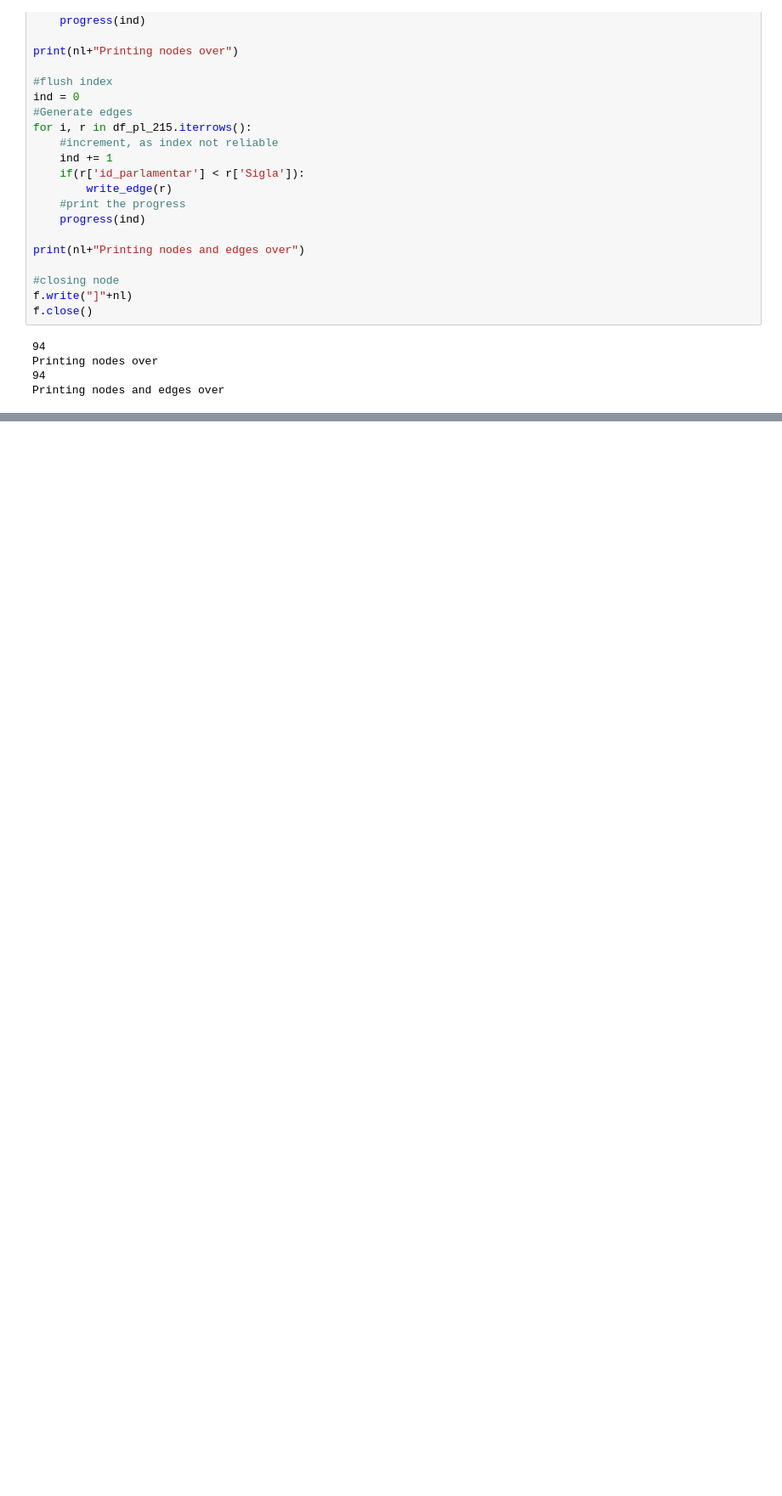
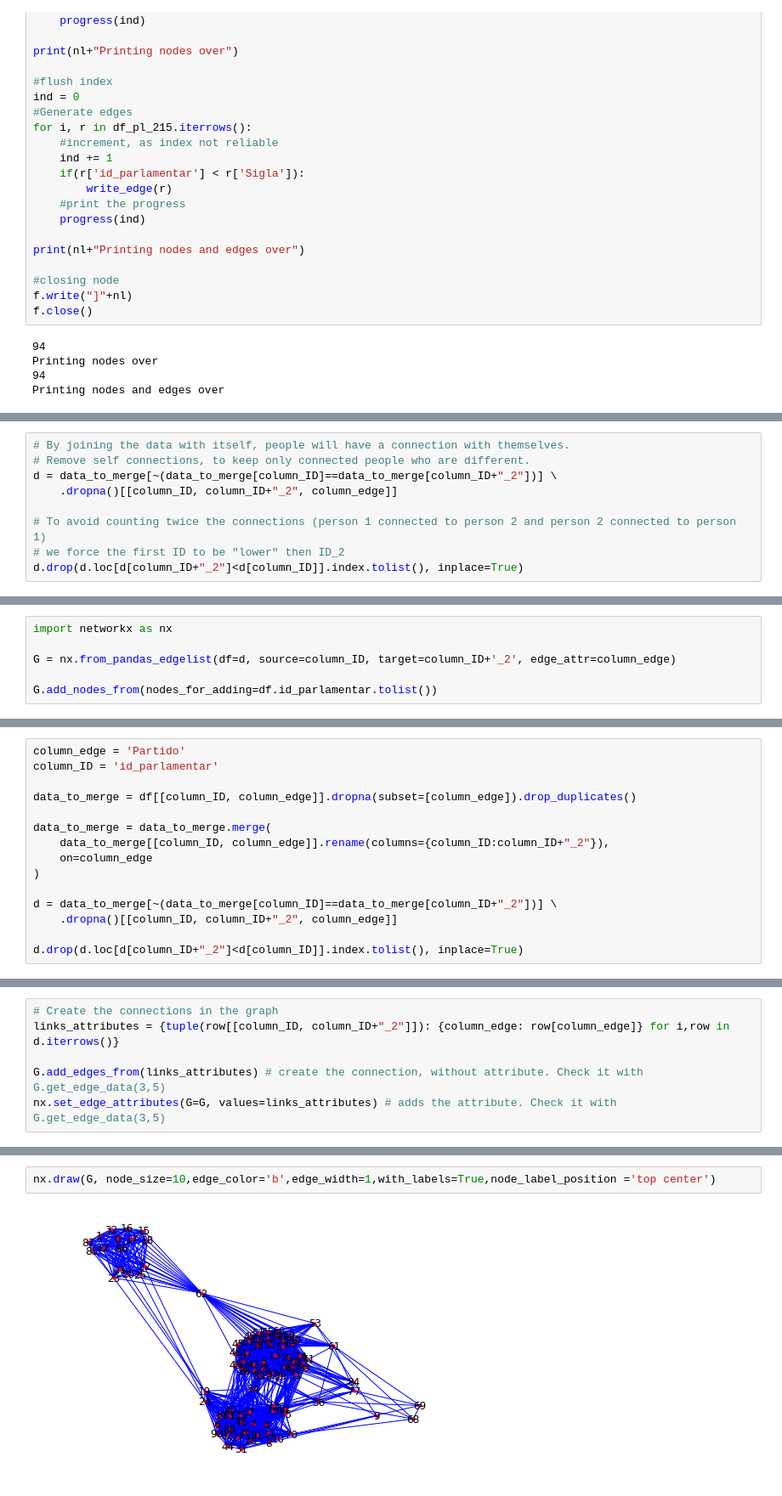
Before and after one commit to engcarlosrosa/analise_bancadas_politicas, a Jupyter notebook: gera_gml_de_xlxs.ipynb, the cells around one changed output, grey strips where cells are left out. Shown: that part at 85% size. Saved outputs shown, nothing was run; the diff lists cells and outputs as text; blank space fills up the shorter version.

```diff
--- a/gera_gml_de_xlxs.ipynb
+++ b/gera_gml_de_xlxs.ipynb
@@ -119,0 +159,9 @@ Printing nodes and edges over
+# %%
+# By joining the data with itself, people will have a connection with themselves.
+# Remove self connections, to keep only connected people who are different.
+d = data_to_merge[~(data_to_merge[column_ID]==data_to_merge[column_ID+"_2"])] \
+    .dropna()[[column_ID, column_ID+"_2", column_edge]]
+
+# To avoid counting twice the connections (person 1 connected to person 2 and person 2 connected to person 1)
+# we force the first ID to be "lower" then ID_2
+d.drop(d.loc[d[column_ID+"_2"]<d[column_ID]].index.tolist(), inplace=True)
@@ -119,0 +189,6 @@ Printing nodes and edges over
+# %%
+import networkx as nx
+
+G = nx.from_pandas_edgelist(df=d, source=column_ID, target=column_ID+'_2', edge_attr=column_edge)
+
+G.add_nodes_from(nodes_for_adding=df.id_parlamentar.tolist())
@@ -119,0 +201,15 @@ Printing nodes and edges over
+# %%
+column_edge = 'Partido'
+column_ID = 'id_parlamentar'
+
+data_to_merge = df[[column_ID, column_edge]].dropna(subset=[column_edge]).drop_duplicates()
+
+data_to_merge = data_to_merge.merge(
+    data_to_merge[[column_ID, column_edge]].rename(columns={column_ID:column_ID+"_2"}),
+    on=column_edge
+)
+
+d = data_to_merge[~(data_to_merge[column_ID]==data_to_merge[column_ID+"_2"])] \
+    .dropna()[[column_ID, column_ID+"_2", column_edge]]
+
+d.drop(d.loc[d[column_ID+"_2"]<d[column_ID]].index.tolist(), inplace=True)
@@ -119,0 +237,6 @@ Printing nodes and edges over
+# %%
+# Create the connections in the graph
+links_attributes = {tuple(row[[column_ID, column_ID+"_2"]]): {column_edge: row[column_edge]} for i,row in d.iterrows()}
+
+G.add_edges_from(links_attributes) # create the connection, without attribute. Check it with G.get_edge_data(3,5)
+nx.set_edge_attributes(G=G, values=links_attributes) # adds the attribute. Check it with G.get_edge_data(3,5)
@@ -119,0 +249,4 @@ Printing nodes and edges over
+# %%
+nx.draw(G, node_size=10,edge_color='b',edge_width=1,with_labels=True,node_label_position ='top center')
+# %% [output]
+[figure, added]
```
Also changed, not shown: parts of 14 cells of this notebook, 4 other files.
